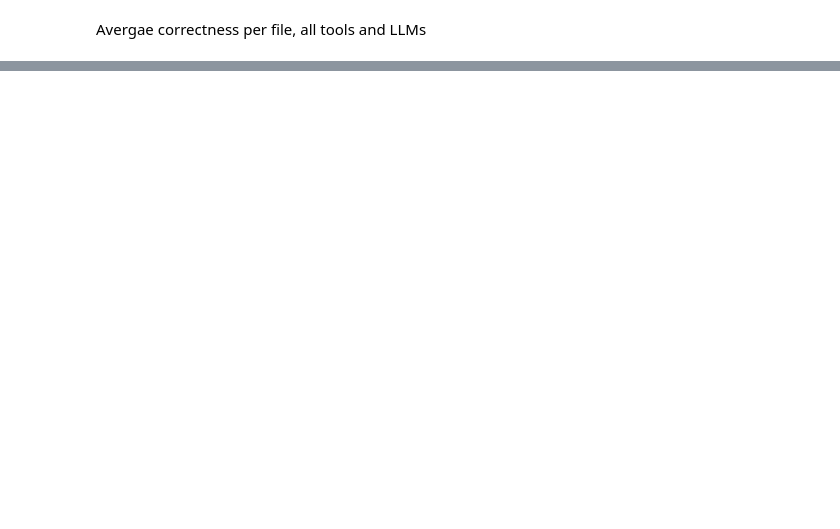
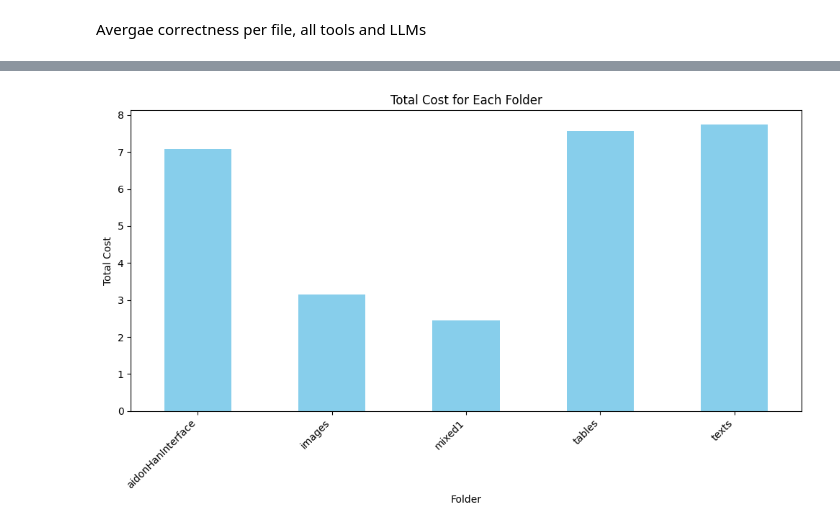
Before and after one commit to per25/PDF-Parsing-Unveiling-the-Most-Effective-Large-Language-Model, a Jupyter notebook: graphmaker.ipynb, the cells around one changed output, grey strips where cells are left out. Drawn from its saved outputs; the diff is of its cells as text; code cells hidden in the pictures; blank space fills up the shorter version.

```diff
--- a/graphmaker.ipynb
+++ b/graphmaker.ipynb
@@ -267,0 +304,17 @@ plt.show()
+# %%
+# Group by folder and sum the total cost
+cost_per_folder = data.groupby('Folder')['cost'].sum()
+
+# Plot the total cost for each folder
+plt.figure(figsize=(10, 6))
+cost_per_folder.plot(kind='bar', color='skyblue')
+plt.title('Total Cost for Each Folder')
+plt.xlabel('Folder')
+plt.ylabel('Total Cost')
+plt.xticks(rotation=45, ha='right')
+plt.tight_layout()
+
+# Show the plot
+plt.show()
+# %% [output]
+[figure, added]
```
Also changed, not shown: parts of 16 cells of this notebook.
